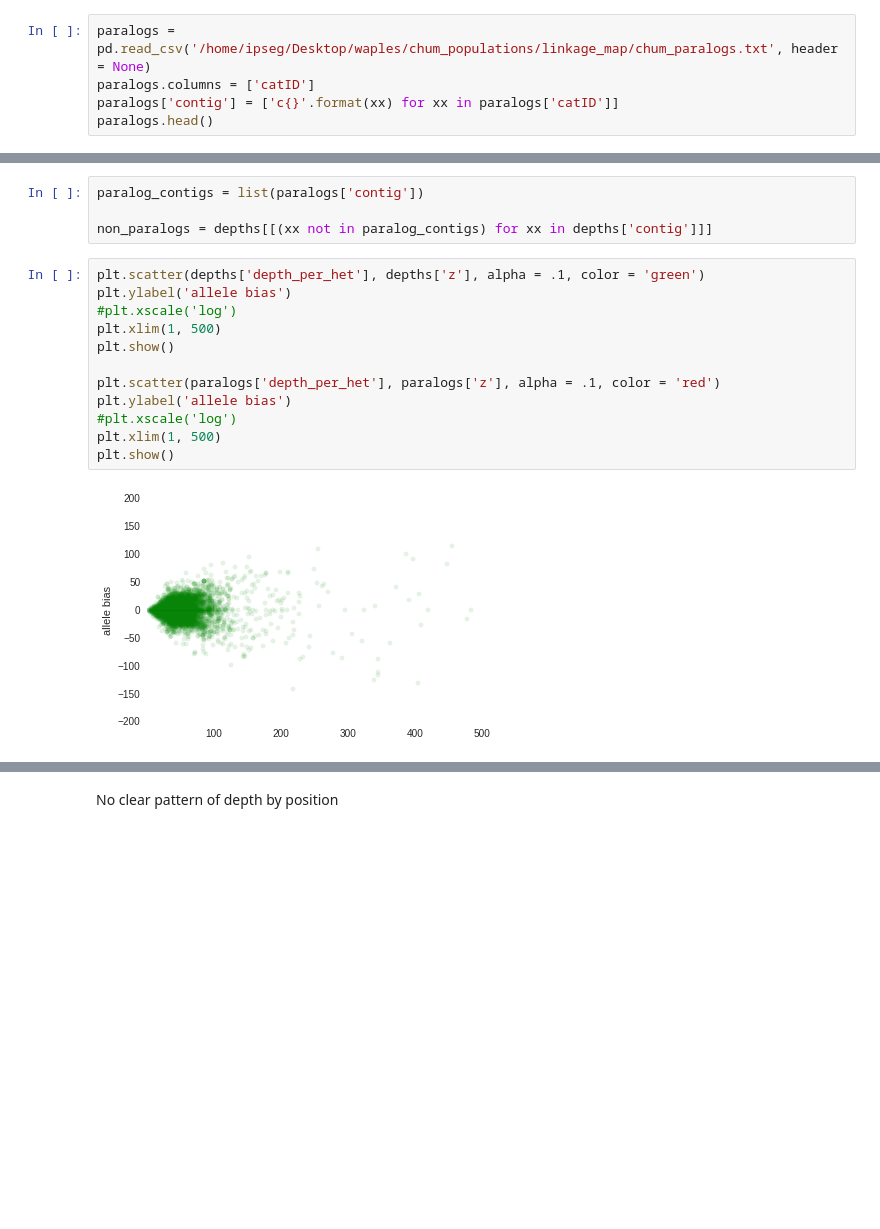
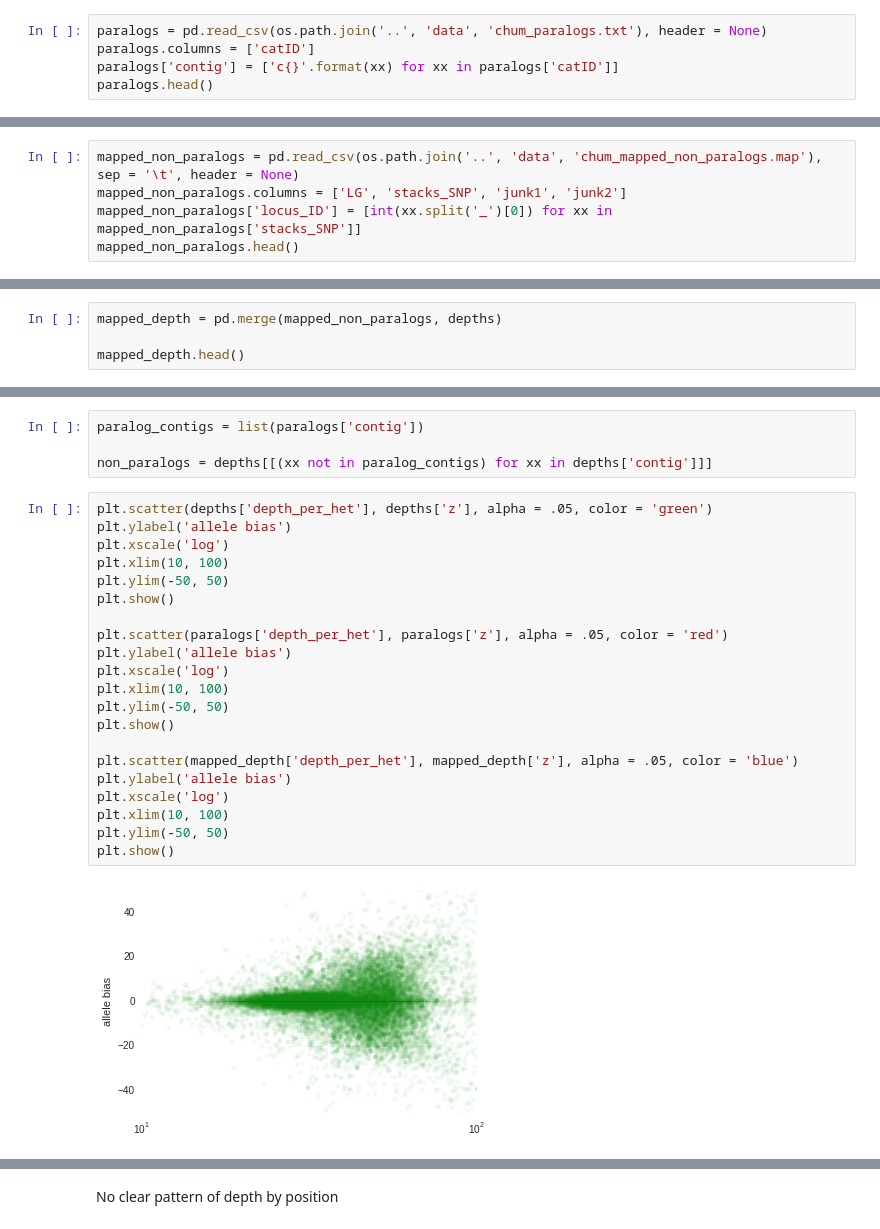
Before and after one commit to rwaples/RAD_allele_coverage, a Jupyter notebook: notebooks/chum allele depth.ipynb, the cells around one changed output, grey strips where cells are left out. Drawn from its saved outputs; the diff is of its cells as text; blank space fills up the shorter version.

```diff
--- a/notebooks/chum allele depth.ipynb
+++ b/notebooks/chum allele depth.ipynb
@@ -40,7 +40,7 @@ depths.head()
 | 3 | c10000 | 18 | 1 | 5979 | 4122 | 0.591922 | 176 | 10101 | 57.392045 |
 | 4 | c10001 | 81 | 68651 | 1069 | 1053 | 0.503770 | 54 | 2122 | 39.296296 |
 # %%
-paralogs = pd.read_csv('/home/ipseg/Desktop/waples/chum_populations/linkage_map/chum_paralogs.txt', header = None)
+paralogs = pd.read_csv(os.path.join('..', 'data', 'chum_paralogs.txt'), header = None)
 paralogs.columns = ['catID']
 paralogs['contig'] = ['c{}'.format(xx) for xx in paralogs['catID']]
 paralogs.head()
@@ -51,3 +51,8 @@ paralogs.head()
 | 2 | 15 | c15 |
 | 3 | 26 | c26 |
 | 4 | 32 | c32 |
+# %%
+mapped_non_paralogs = pd.read_csv(os.path.join('..', 'data', 'chum_mapped_non_paralogs.map'), sep = '\t', header = None)
+mapped_non_paralogs.columns = ['LG', 'stacks_SNP', 'junk1', 'junk2']
+mapped_non_paralogs['locus_ID'] = [int(xx.split('_')[0]) for xx in mapped_non_paralogs['stacks_SNP']]
+mapped_non_paralogs.head()
@@ -53,0 +66,4 @@ paralogs.head()
+# %%
+mapped_depth = pd.merge(mapped_non_paralogs, depths)
+
+mapped_depth.head()
@@ -148,16 +196,25 @@ paralog_contigs = list(paralogs['contig'])
 
 non_paralogs = depths[[(xx not in paralog_contigs) for xx in depths['contig']]]
 # %%
-plt.scatter(depths['depth_per_het'], depths['z'], alpha = .1, color = 'green')
+plt.scatter(depths['depth_per_het'], depths['z'], alpha = .05, color = 'green')
 plt.ylabel('allele bias')
-#plt.xscale('log')
-plt.xlim(1, 500)
+plt.xscale('log')
+plt.xlim(10, 100)
+plt.ylim(-50, 50)
 plt.show()
 
-plt.scatter(paralogs['depth_per_het'], paralogs['z'], alpha = .1, color = 'red')
+plt.scatter(paralogs['depth_per_het'], paralogs['z'], alpha = .05, color = 'red')
 plt.ylabel('allele bias')
-#plt.xscale('log')
-plt.xlim(1, 500)
+plt.xscale('log')
+plt.xlim(10, 100)
+plt.ylim(-50, 50)
 plt.show()
+
+plt.scatter(mapped_depth['depth_per_het'], mapped_depth['z'], alpha = .05, color = 'blue')
+plt.ylabel('allele bias')
+plt.xscale('log')
+plt.xlim(10, 100)
+plt.ylim(-50, 50)
+plt.show()
 # %% [output]
-[figure, old version]
+[figure, new version]
```
Also changed, not shown: parts of 13 cells of this notebook, 2 other files.
